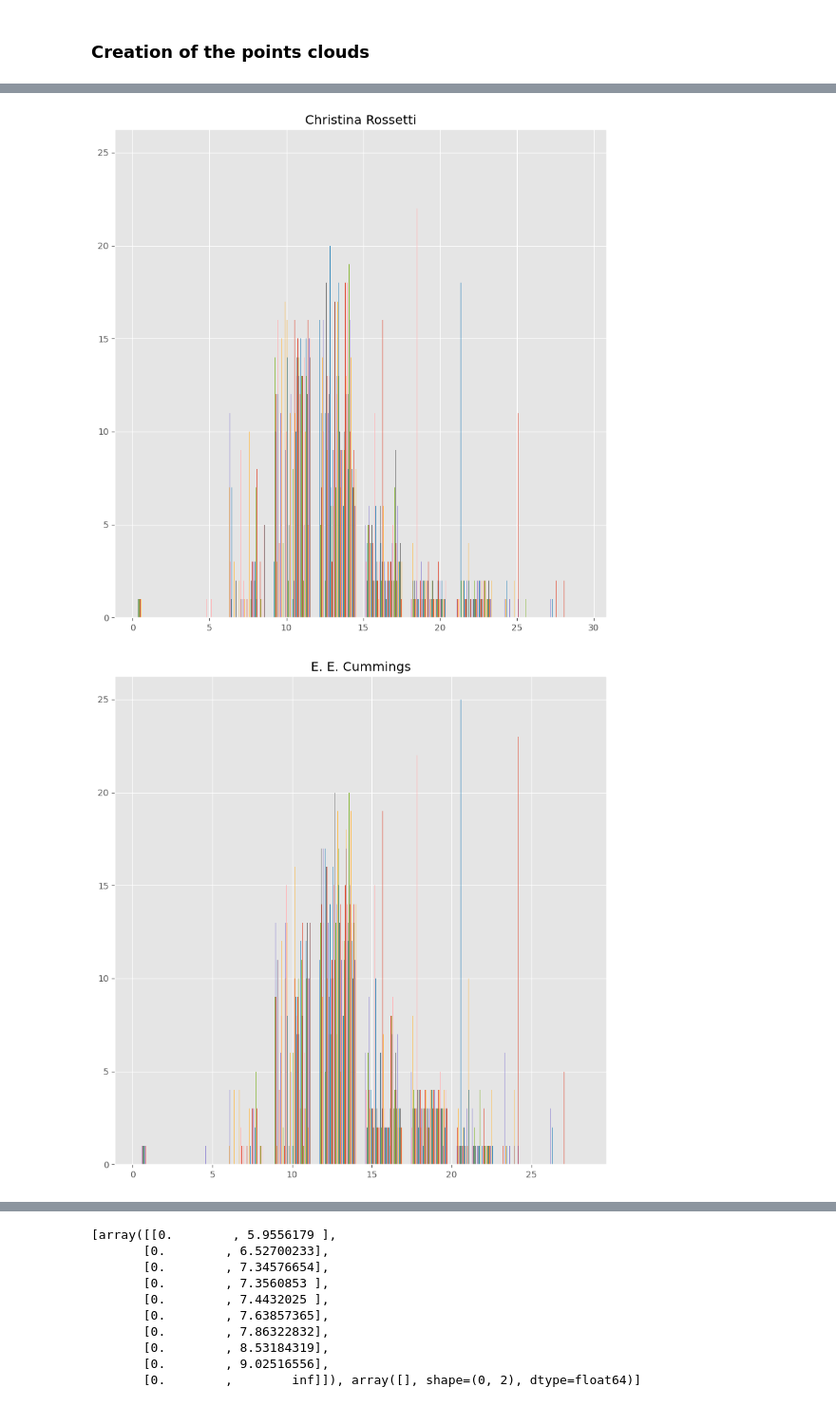
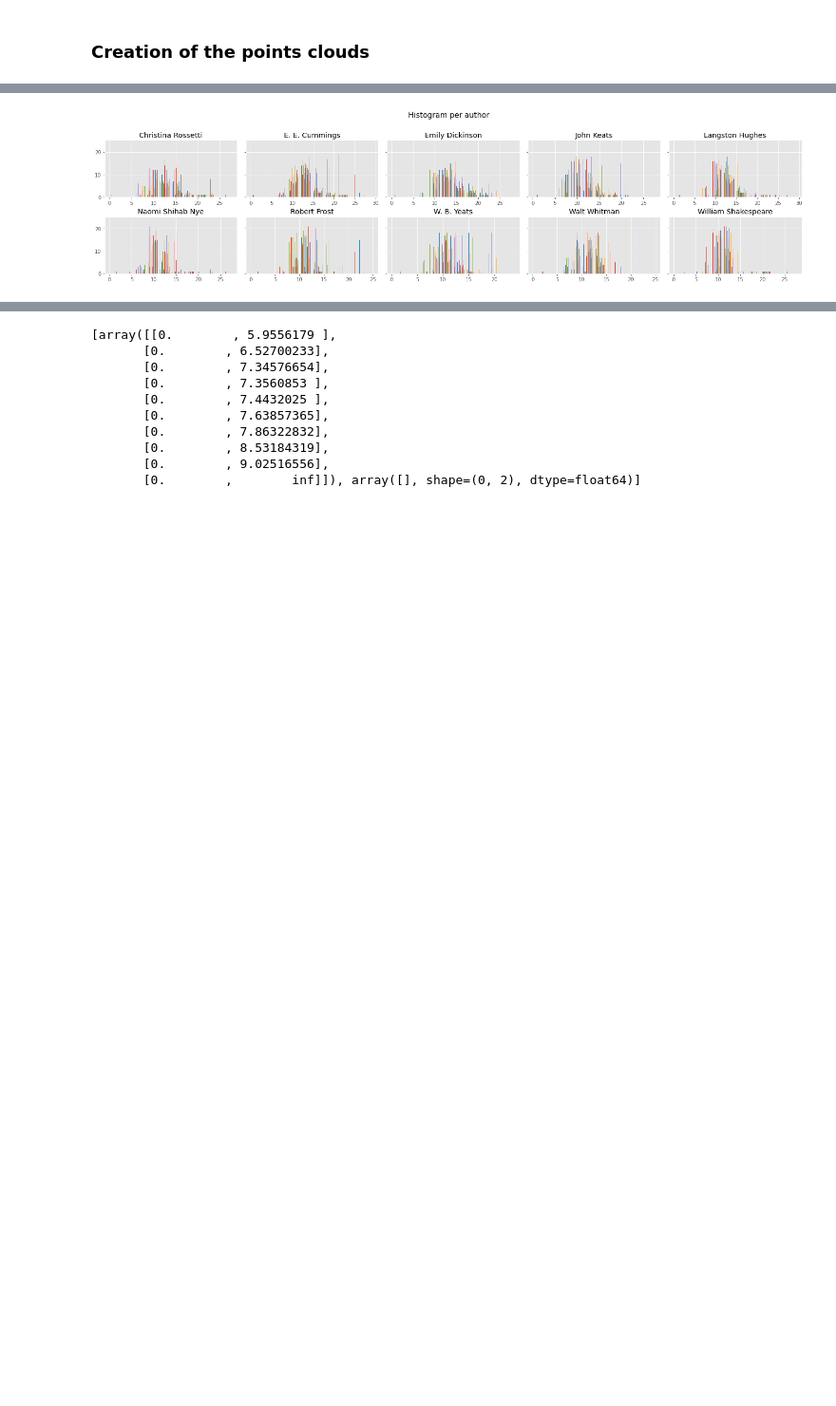
Before and after one commit to AGarciaCast/poetryTopology, a Jupyter notebook: poetryTopology.ipynb, the cells around one changed output, grey strips where cells are left out. Shown at 95% size. Drawn from its saved outputs; the diff is of its cells as text; code cells hidden in the pictures; blank space fills up the shorter version.

Commit message:
change plots

```diff
--- a/poetryTopology.ipynb
+++ b/poetryTopology.ipynb
@@ -322,21 +322,18 @@ with open(os.path.join(path_data, "out.npy"), 'wb') as f:
 # %% [markdown]
 ### Creation train, test dataset (25/5)
 # %%
-with open(os.path.join(path_data, "out.npy"), 'rb') as f:
-    style_ds = np.load(f)
-
-style_ds.shape
-#in the dataset order : alphabet
-list_author=["Christina Rossetti",
-"E. E. Cummings",
-"Emily Dickinson",
-"John Keats",
-"Langston Hughes",
-"Naomi Shihab Nye",
-"Robert Frost",
-"W. B. Yeats",
-"Walt Whitman",
-"William Shakespeare"]
+list_author=[
+            "Christina Rossetti",
+            "E. E. Cummings",
+            "Emily Dickinson",
+            "John Keats",
+            "Langston Hughes",
+            "Naomi Shihab Nye",
+            "Robert Frost",
+            "W. B. Yeats",
+            "Walt Whitman",
+            "William Shakespeare"
+            ]
 # %%
 with open(os.path.join(path_data, "out.npy"), 'rb') as f:
     style_ds = np.load(f)
@@ -495,9 +502,14 @@ plt.hist(matrix_distance);
 # %%
 #histogram by author
+fig, ax = plt.subplots(2, 5, figsize=(20,5), sharey=True)
+
 for i, txt in enumerate(list_author):
-    fig= plt.figure(i, figsize=(10,10))
-    plt.hist(matrix_distance[25*i:25*(i+1),:])
-    plt.title(txt)
+    ax[i//5, i%5].hist(matrix_distance[25*i:25*(i+1), :])
+    ax[i//5, i%5].set_title(txt)
+
+fig.suptitle("Histogram per author", fontsize=15)
+fig.tight_layout()
+fig.subplots_adjust(top=0.82)
+plt.show()
 # %% [output]
-[figure, old version]
+[figure, new version]
-[figure, removed]
```
Also changed, not shown: parts of 12 cells of this notebook.
